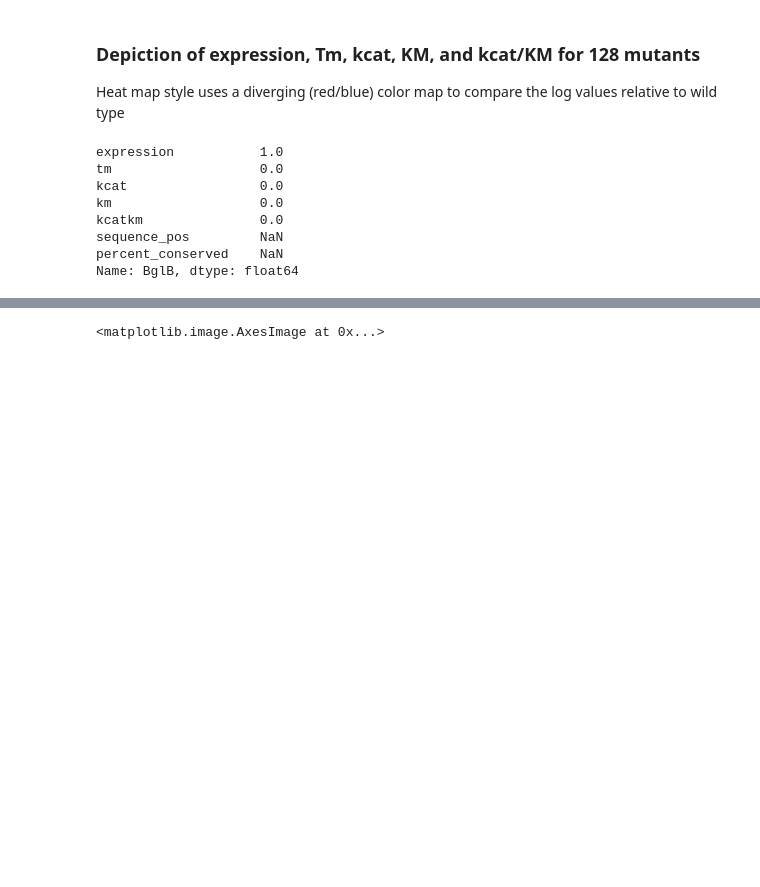
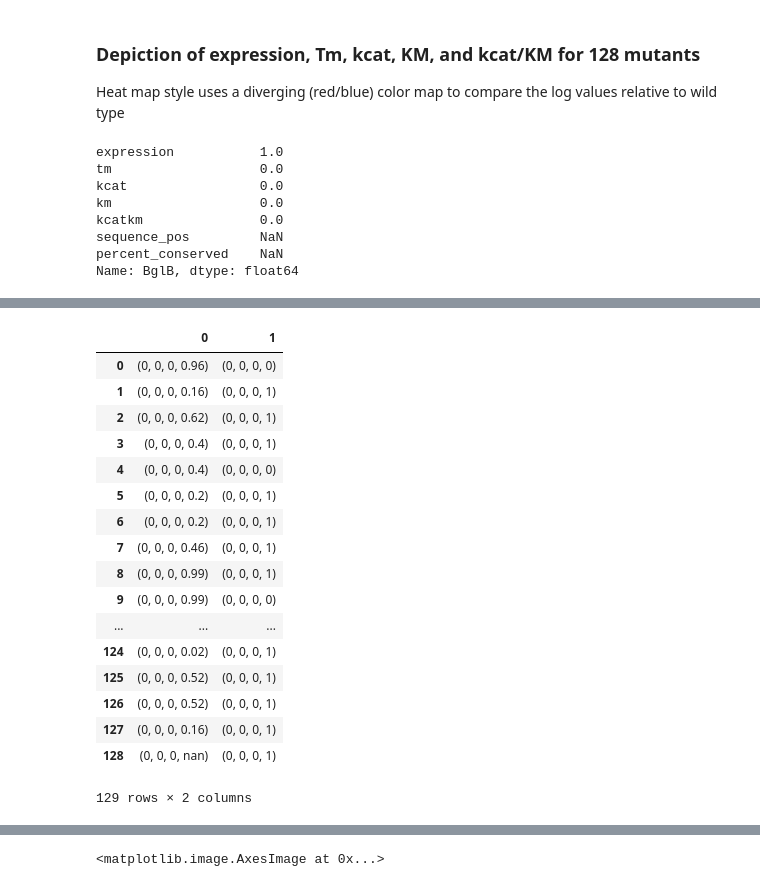
Before and after one commit to dacarlin/bglb_thermal, a Jupyter notebook: paper_draft/figures_for_paper.ipynb, the cells around one changed output, grey strips where cells are left out. Saved outputs shown, nothing was run; the diff lists cells and outputs as text; code cells hidden in the pictures; blank space fills up the shorter version.

```diff
--- a/paper_draft/figures_for_paper.ipynb
+++ b/paper_draft/figures_for_paper.ipynb
@@ -147,0 +171,28 @@ Name: BglB, dtype: float64
+# %%
+colors = [
+    [ ( 0, 0, 0, x.round(2) ) for x in h[ 'percent_conserved' ] ],
+    [ ( 0, 0, 0, x ) for x in h[ 'expression' ] ],
+]
+
+colors = pandas.DataFrame( colors ).T
+
+colors
+# %% [output]
+|  | 0 | 1 |
+| 0 | (0, 0, 0, 0.96) | (0, 0, 0, 0) |
+| 1 | (0, 0, 0, 0.16) | (0, 0, 0, 1) |
+| 2 | (0, 0, 0, 0.62) | (0, 0, 0, 1) |
+| 3 | (0, 0, 0, 0.4) | (0, 0, 0, 1) |
+| 4 | (0, 0, 0, 0.4) | (0, 0, 0, 0) |
+| 5 | (0, 0, 0, 0.2) | (0, 0, 0, 1) |
+| 6 | (0, 0, 0, 0.2) | (0, 0, 0, 1) |
+| 7 | (0, 0, 0, 0.46) | (0, 0, 0, 1) |
+| 8 | (0, 0, 0, 0.99) | (0, 0, 0, 1) |
+| 9 | (0, 0, 0, 0.99) | (0, 0, 0, 0) |
+| ... | ... | ... |
+| 124 | (0, 0, 0, 0.02) | (0, 0, 0, 1) |
+| 125 | (0, 0, 0, 0.52) | (0, 0, 0, 1) |
+| 126 | (0, 0, 0, 0.52) | (0, 0, 0, 1) |
+| 127 | (0, 0, 0, 0.16) | (0, 0, 0, 1) |
+| 128 | (0, 0, 0, nan) | (0, 0, 0, 1) |
+129 rows × 2 columns
```
Also changed, not shown: parts of 19 cells of this notebook, 15 other files.
